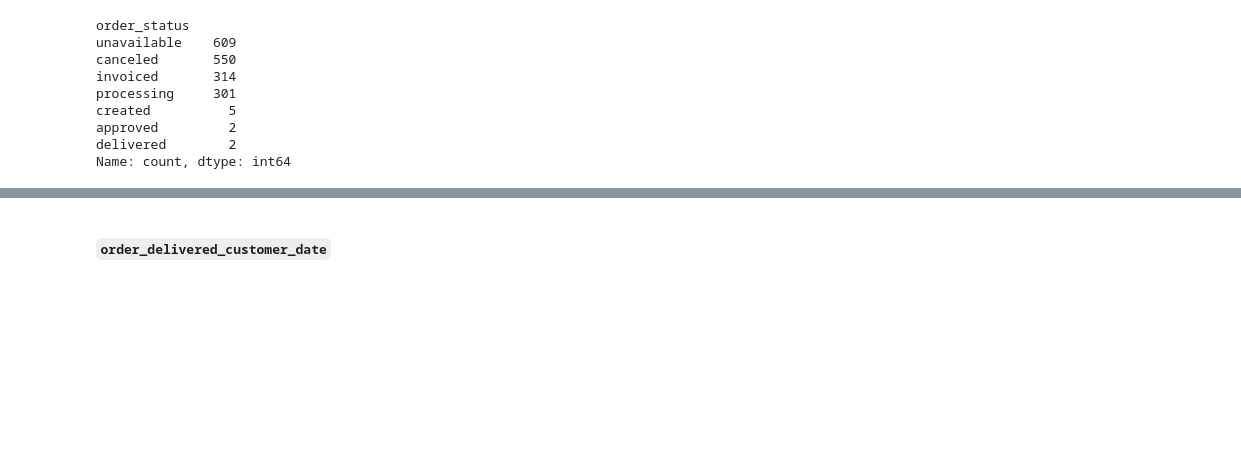
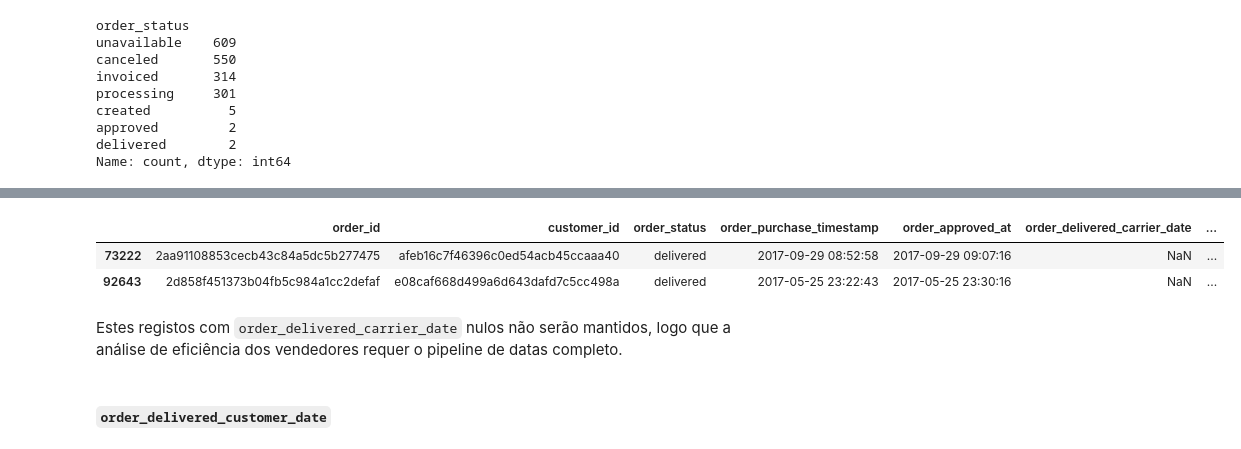
Before and after one commit to rodriguesbrian/olist_project, a Jupyter notebook: notebooks/analysis.ipynb, the cells around one changed output, grey strips where cells are left out. Cells and saved outputs as stored; diff of their text form; code cells hidden in the pictures; blank space fills up the shorter version.

```diff
--- a/notebooks/analysis.ipynb
+++ b/notebooks/analysis.ipynb
@@ -661,3 +684,12 @@ de envio ao transportador, representando uma inconsistência de qualidade de dad
+# %%
+# visualização pedidos com order_status delivered e order_delivered_carrier_date nulos
+orders[(orders['order_delivered_carrier_date'].isna()) & (orders['order_status'] == 'delivered')]
+# %% [output]
+|  | order_id | customer_id | order_status | order_purchase_timestamp | order_approved_at | order_delivered_carrier_date | ... |
+| 73222 | 2aa91108853cecb43c84a5dc5b277475 | afeb16c7f46396c0ed54acb45ccaaa40 | delivered | 2017-09-29 08:52:58 | 2017-09-29 09:07:16 | NaN | ... |
+| 92643 | 2d858f451373b04fb5c984a1cc2defaf | e08caf668d499a6d643dafd7c5cc498a | delivered | 2017-05-25 23:22:43 | 2017-05-25 23:30:16 | NaN | ... |
+# %% [markdown]
+Estes registos com `order_delivered_carrier_date` nulos não serão mantidos, logo que a análise de eficiência dos vendedores requer o pipeline de datas completo.
 # %% [markdown]
 ##### `order_delivered_customer_date`
 # %%
```
Also changed, not shown: parts of 19 cells of this notebook.
